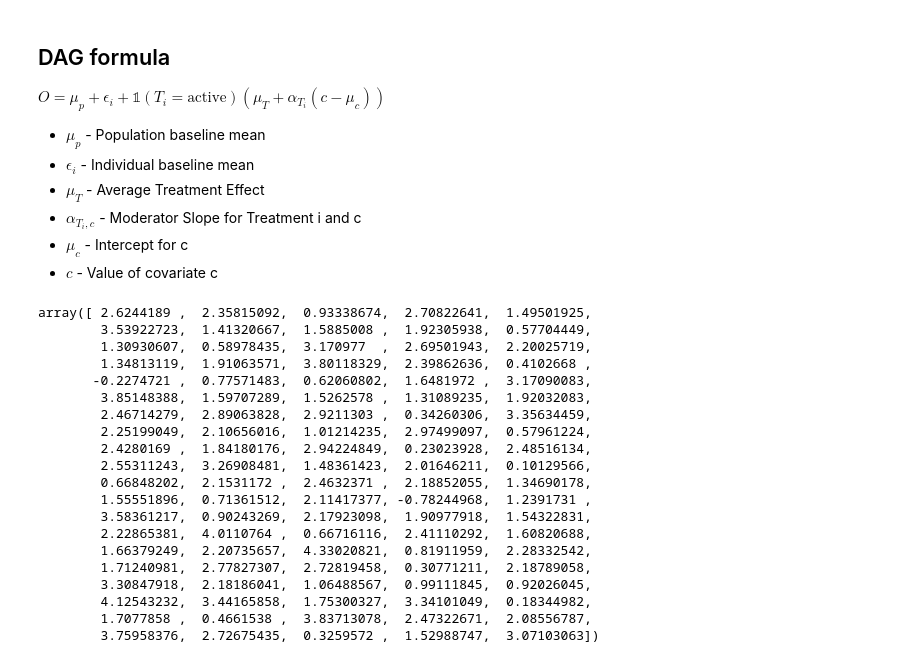
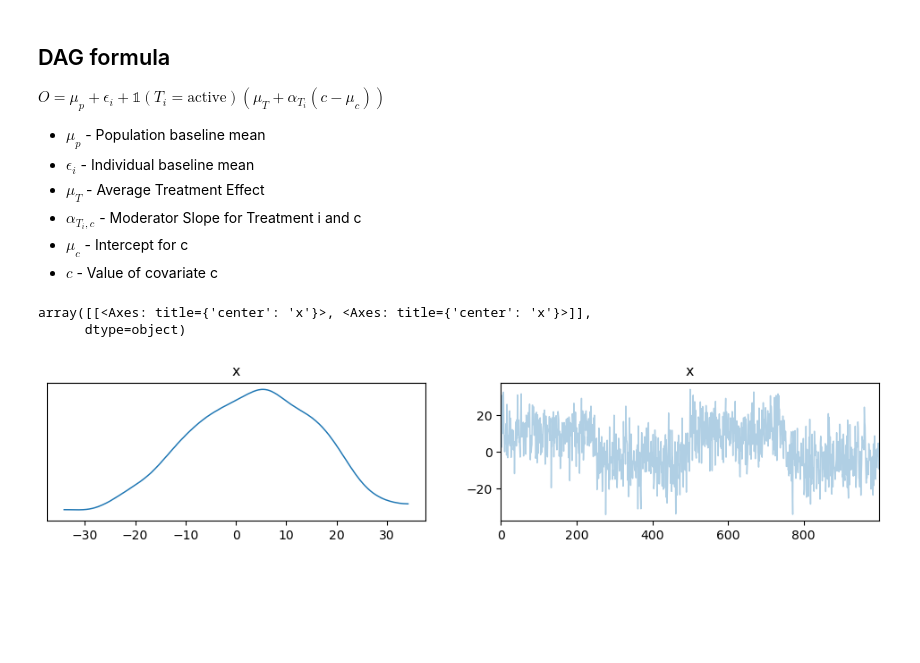
Before and after one commit to HIAlab/adaptive_nof1, a Jupyter notebook: simulation.ipynb, the cells around one changed output. Drawn from its saved outputs; the diff is of its cells as text; code cells hidden in the pictures; blank space fills up the shorter version.

```diff
--- a/simulation.ipynb
+++ b/simulation.ipynb
@@ -43,12 +31,11 @@ treatments = np.repeat(treatment_order,n_observations / len(treatment_order))
 # %%
 # Simulation constants
 mu_p_true = 1
-epsilon_i_mean_true = 1
-epsilon_i_mean_sigma = 1
-mu_T_1_true = 1
-mu_T_2_true = 2
+epsilon_i_sigma_true = 0.1
+mu_T_1_true = 10
+mu_T_2_true = -5
 alpha_T_1_true = 1
-alpha_T_2_true = 1
+alpha_T_2_true = -1
 # %% [markdown]
 ## DAG formula
 
@@ -60,40 +47,34 @@ $ O = \mu_p + \epsilon_i + \mathbb{1}(T_i = \text{active}) (\mu_T + \alpha_{T_i}
 - $\alpha_{T_i, c}$ - Moderator Slope for Treatment i and c
 - $\mu_c$ - Intercept for c
 - $c$ - Value of covariate c
+# %%
+@dataclass
+class Simulation:
+    mu_p: float
+    epsilon_i: float
+    mu_T: List[float]
+    alpha_T: List[float]
+    c: List[float]
+
+    def X(self, treatments):
+        return pd.DataFrame({'mu_T_1': (treatments==1), 'mu_T_2': (treatments==2), 'alpha_1': self.c * (treatments==1), 'alpha_2': self.c * (treatments==2)})
 # %%
-simulation = {
+simulation = Simulation(**{
 'mu_p': mu_p_true,
-'epsilon_i': epsilon_i_mean_true + epsilon_i_mean_sigma * rng.standard_normal(n_observations),
-'mu_T_1' = mu_T_1_true
-'mu_T_2' = mu_T_2_true
-'alpha_T_1' = alpha_T_1_true
-'alpha_T_2' = alpha_T_2_true
-'c' = rng.standard_normal(n_observations)
-}
+'epsilon_i': rng.standard_normal(n_observations) * epsilon_i_sigma_true,
+'mu_T': [mu_T_1_true, mu_T_2_true],
+'alpha_T': [alpha_T_1_true, alpha_T_2_true],
+'c': rng.standard_normal(n_observations) * 10,
+})
 # c already normalized so we do not cover mu_c
 # %%
-O = mu_p + epsilon_i
-+ ((treatments == 1) * (mu_T_1 + alpha_T_1 * c))
-+ ((treatments == 2) * (mu_T_2 + alpha_T_2 * c))
-O
+O_observed =(
+simulation.mu_p + simulation.epsilon_i
++ ((treatments == 1) * (simulation.mu_T[0] + simulation.alpha_T[0] * simulation.c))
++ ((treatments == 2) * (simulation.mu_T[1] + simulation.alpha_T[1] * simulation.c))
+)
+az.plot_trace(O_observed)
 # %% [output]
-array([ 2.6244189 ,  2.35815092,  0.93338674,  2.70822641,  1.49501925,
-        3.53922723,  1.41320667,  1.5885008 ,  1.92305938,  0.57704449,
-        1.30930607,  0.58978435,  3.170977  ,  2.69501943,  2.20025719,
-        1.34813119,  1.91063571,  3.80118329,  2.39862636,  0.4102668 ,
-       -0.2274721 ,  0.77571483,  0.62060802,  1.6481972 ,  3.17090083,
-        3.85148388,  1.59707289,  1.5262578 ,  1.31089235,  1.92032083,
-        2.46714279,  2.89063828,  2.9211303 ,  0.34260306,  3.35634459,
-        2.25199049,  2.10656016,  1.01214235,  2.97499097,  0.57961224,
-        2.4280169 ,  1.84180176,  2.94224849,  0.23023928,  2.48516134,
-        2.55311243,  3.26908481,  1.48361423,  2.01646211,  0.10129566,
-        0.66848202,  2.1531172 ,  2.4632371 ,  2.18852055,  1.34690178,
-        1.55551896,  0.71361512,  2.11417377, -0.78244968,  1.2391731 ,
-        3.58361217,  0.90243269,  2.17923098,  1.90977918,  1.54322831,
-        2.22865381,  4.0110764 ,  0.66716116,  2.41110292,  1.60820688,
-        1.66379249,  2.20735657,  4.33020821,  0.81911959,  2.28332542,
-        1.71240981,  2.77827307,  2.72819458,  0.30771211,  2.18789058,
-        3.30847918,  2.18186041,  1.06488567,  0.99111845,  0.92026045,
-        4.12543232,  3.44165858,  1.75300327,  3.34101049,  0.18344982,
-        1.7077858 ,  0.4661538 ,  3.83713078,  2.47322671,  2.08556787,
-        3.75958376,  2.72675435,  0.3259572 ,  1.52988747,  3.07103063])
+array([[<Axes: title={'center': 'x'}>, <Axes: title={'center': 'x'}>]],
+      dtype=object)
+[figure, added]
```
Also changed, not shown: parts of 12 cells of this notebook.
